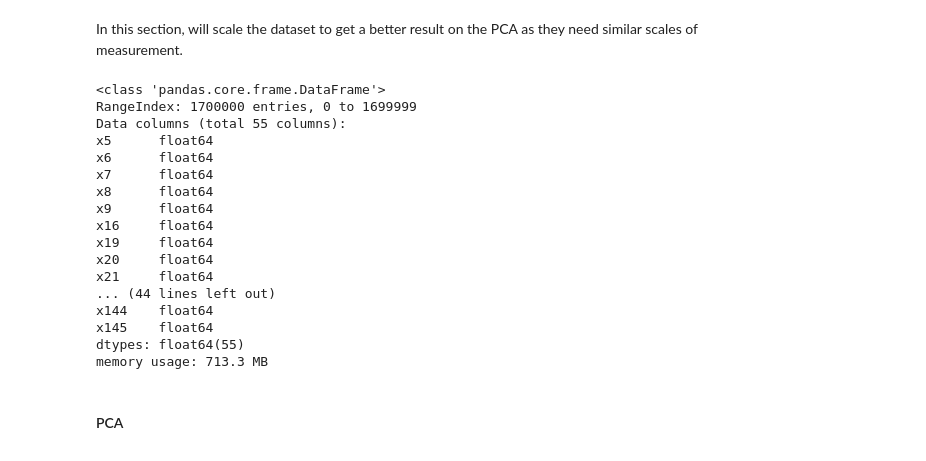
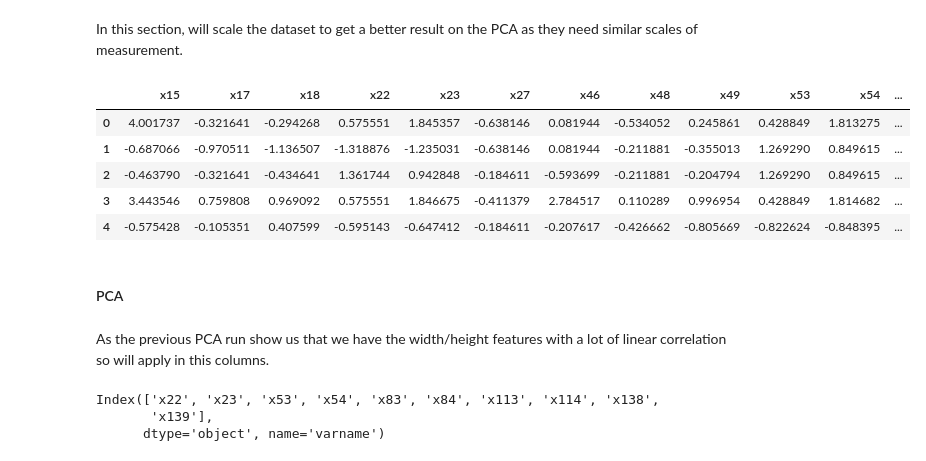
Before and after one commit to felipe-dossantos-dev/mlnd-capstone-tradeshift, a Jupyter notebook: notebooks/capstone-report.ipynb, the cells around one changed output. Cells and saved outputs as stored; diff of their text form; code cells hidden in the pictures.

```diff
--- a/notebooks/capstone-report.ipynb
+++ b/notebooks/capstone-report.ipynb
@@ -747,13 +746,13 @@ float_features = meta[(meta.category == 'numerical') & (meta.dtype == 'float64')
 bool_vars = meta[(meta.category == 'boolean')].index
 content_features = meta[(meta.category == 'content')].index
 # %%
-train_bool_transform_path = "../working/train_bool_transform.pkl"
+train_bool_transform_path = "../working/1_train_bool_transform.pkl"
 
 if not os.path.isfile(train_bool_transform_path):
     train_features = pre.tranform_boolean_features(train_features, bool_vars)
-    pickle.dump(train_features, open(train_bool_transform_path, "wb"))
+    train_features.to_pickle(train_bool_transform_path)
 
-train_features = pickle.load(open(train_bool_transform_path, "rb"))
+train_features = pd.read_pickle(train_bool_transform_path)
 train_features.info()
 # %% [output]
 <class 'pandas.core.frame.DataFrame'>
@@ -860,18 +824 @@ Length: 1595477, dtype: object
-# %%
-train_encoding_sparse_path = "../working/train_encoding_sparse.pkl"
-
-train_only_encoding_path = "../working/train_only_encoding.pkl"
-train_without_encoding_path = "../working/train_without_encoding.pkl"
-
-if not os.path.isfile(train_only_encoding_path):
-    train_features = pickle.load(open(train_encoding_sparse_path, "rb"))
-
-    sparsed_content_features = [col for col in train_features.columns if '_' in col]
-    only_encoding_df = train_features[sparsed_content_features]
-    pickle.dump(only_encoding_df, open(train_only_encoding_path, "wb"))
-
-    train_features = train_features[train_features.columns.difference(sparsed_content_features)]
-    pickle.dump(train_features, open(train_without_encoding_path, "wb"))
-
-train_features = pickle.load(open(train_without_encoding_path, "rb"))
 # %% [markdown]
@@ -881,44 +828,44 @@ After the transformation the dataset goes from 142 input columns to 1_595_477.
 # %% [markdown]
 In this section, will scale the dataset to get a better result on the PCA as they need similar scales of measurement.
 # %%
-train_float_scaling_path = "../working/train_float_scaling.pkl"
-train_float_scaler_path = "../working/train_float_scaler.pkl"
+train_without_content_path = "../working/3_train_without_content.pkl"
+train_float_scaling_path = "../working/5_train_float_scaling.pkl"
+train_float_scaler_path = "../working/6_train_float_scaler.pkl"
+
+train_features = pd.read_pickle(train_without_content_path)
 
 if not os.path.isfile(train_float_scaling_path):
     train_features, scaler = pre.scale_features(train_features, float_features)
     pickle.dump(scaler, open(train_float_scaler_path, "wb"))
-    pickle.dump(train_features, open(train_float_scaling_path, "wb"))
+    train_features.to_pickle(train_float_scaling_path)
 
-
-train_features = pickle.load(open(train_float_scaling_path, "rb"))
+train_features = pd.read_pickle(train_float_scaling_path)
+train_features.head()
-# %% [output]
-<class 'pandas.core.frame.DataFrame'>
-RangeIndex: 1700000 entries, 0 to 1699999
-Data columns (total 55 columns):
-x5      float64
-x6      float64
-x7      float64
-x8      float64
-x9      float64
-x16     float64
-x19     float64
-x20     float64
-x21     float64
-... (44 lines left out)
-x144    float64
-x145    float64
-dtypes: float64(55)
-memory usage: 713.3 MB
 # %%
-train_int_scaling_path = "../working/train_int_scaling.pkl"
-train_int_scaler_path = "../working/train_int_scaler.pkl"
+train_int_scaling_path = "../working/7_train_int_scaling.pkl"
+train_int_scaler_path = "../working/8_train_int_scaler.pkl"
 
 if not os.path.isfile(train_int_scaling_path):
     train_features, scaler = pre.scale_features(train_features, int_features)
-    pickle.dump(train_features, open(train_int_scaling_path, "wb"))
     pickle.dump(scaler, open(train_int_scaler_path, "wb"))
+    train_features.to_pickle(train_int_scaling_path)
 
-train_features = pickle.load(open(train_int_scaling_path, "rb"))
+train_features = pd.read_pickle(train_int_scaling_path)
 train_features[int_features].head()
+# %% [output]
+|  | x15 | x17 | x18 | x22 | x23 | x27 | x46 | x48 | x49 | x53 | x54 | ... |
+| 0 | 4.001737 | -0.321641 | -0.294268 | 0.575551 | 1.845357 | -0.638146 | 0.081944 | -0.534052 | 0.245861 | 0.428849 | 1.813275 | ... |
+| 1 | -0.687066 | -0.970511 | -1.136507 | -1.318876 | -1.235031 | -0.638146 | 0.081944 | -0.211881 | -0.355013 | 1.269290 | 0.849615 | ... |
+| 2 | -0.463790 | -0.321641 | -0.434641 | 1.361744 | 0.942848 | -0.184611 | -0.593699 | -0.211881 | -0.204794 | 1.269290 | 0.849615 | ... |
+| 3 | 3.443546 | 0.759808 | 0.969092 | 0.575551 | 1.846675 | -0.411379 | 2.784517 | 0.110289 | 0.996954 | 0.428849 | 1.814682 | ... |
+| 4 | -0.575428 | -0.105351 | 0.407599 | -0.595143 | -0.647412 | -0.184611 | -0.207617 | -0.426662 | -0.805669 | -0.822624 | -0.848395 | ... |
 # %% [markdown]
 #### PCA
+# %% [markdown]
+As the previous PCA run show us that we have the width/height features with a lot of linear correlation so will apply in this columns.
+# %%
+wh_features
+# %% [output]
+Index(['x22', 'x23', 'x53', 'x54', 'x83', 'x84', 'x113', 'x114', 'x138',
+       'x139'],
+      dtype='object', name='varname')
```
Also changed, not shown: parts of 14 cells of this notebook, 1 other file.
